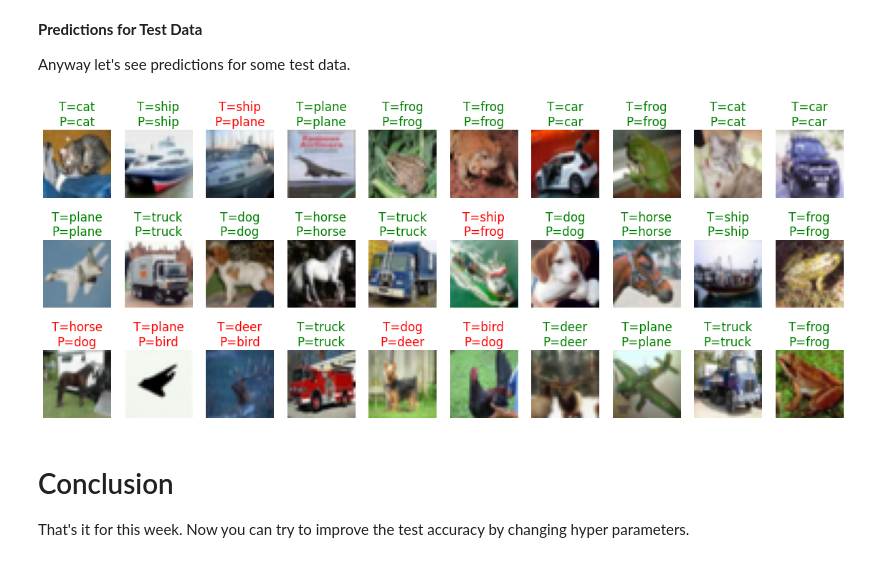
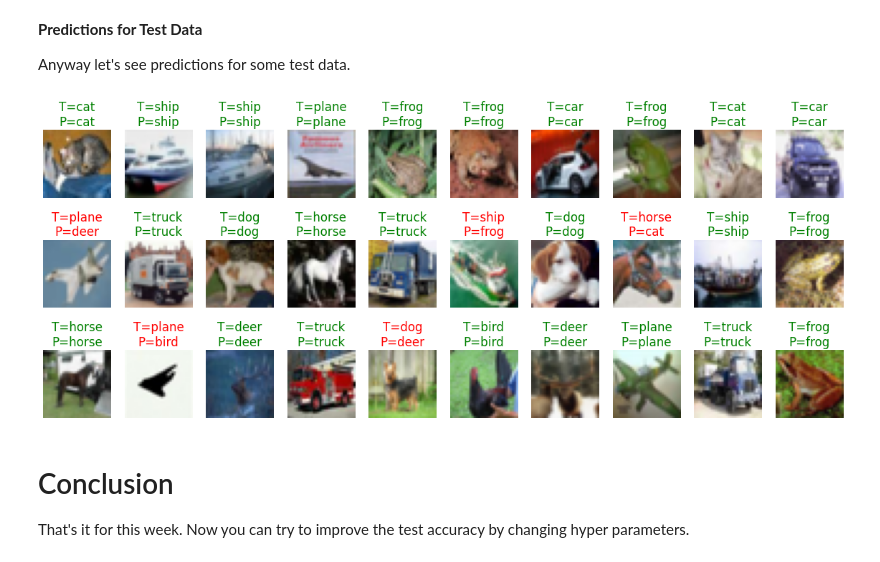
Before and after one commit to naoya1110/nitkc-ncku-ai-robotics, a Jupyter notebook: Week05_Convolutional_Neural_Network_with_CIFAR10_Dataset.ipynb, the cells around one changed output. Saved outputs shown, nothing was run; the diff lists cells and outputs as text; code cells hidden in the pictures.

```diff
--- a/Week05_Convolutional_Neural_Network_with_CIFAR10_Dataset.ipynb
+++ b/Week05_Convolutional_Neural_Network_with_CIFAR10_Dataset.ipynb
@@ -560,34 +571,24 @@ Text(0.5, 1.0, 'confusion matrix')
 
 Anyway let's see predictions for some test data.
 # %%
-with torch.no_grad():
-    model.eval()
+plt.figure(figsize=(20, 8))
 
-    for x_batch, y_batch in test_loader:
-        x_batch = x_batch.to(device)
-        y_batch = y_batch.to(device)
-        p_batch = model(x_batch)
-        p_batch_label = torch.argmax(p_batch, dim=1)
+for i in range(30):
+    image, _ = xy_test[i]
+    image = np.transpose(image, (1,2,0))
+    plt.subplot(3, 10, i+1)
+    plt.imshow(image)
 
-        plt.figure(figsize=(20, 8))
-        for i in range(30):
-            image = x_batch[i].to("cpu").numpy()
-            image = np.transpose(image, (1,2,0))
-            plt.subplot(3, 10, i+1)
-            plt.imshow(image)
-
-            true_class = classnames[y_batch[i].item()]
-            pred_class = classnames[p_batch_label[i].item()]
-            if true_class == pred_class:
-                color = "green"
-            else:
-                color = "red"
-            plt.title(f"T={true_class}\nP={pred_class}", color=color)
-            plt.axis("off")
-
-        break
+    true_class = classnames[y_test_all[i]]
+    pred_class = classnames[p_label_all[i]]
+    if true_class == pred_class:
+        color = "green"
+    else:
+        color = "red"
+    plt.title(f"T={true_class}\nP={pred_class}", color=color)
+    plt.axis("off")
 # %% [output]
-[figure, old version]
+[figure, new version]
 # %% [markdown]
 # Conclusion
 That's it for this week. Now you can try to improve the test accuracy by changing hyper parameters.
```
Also changed, not shown: parts of 6 cells of this notebook.
